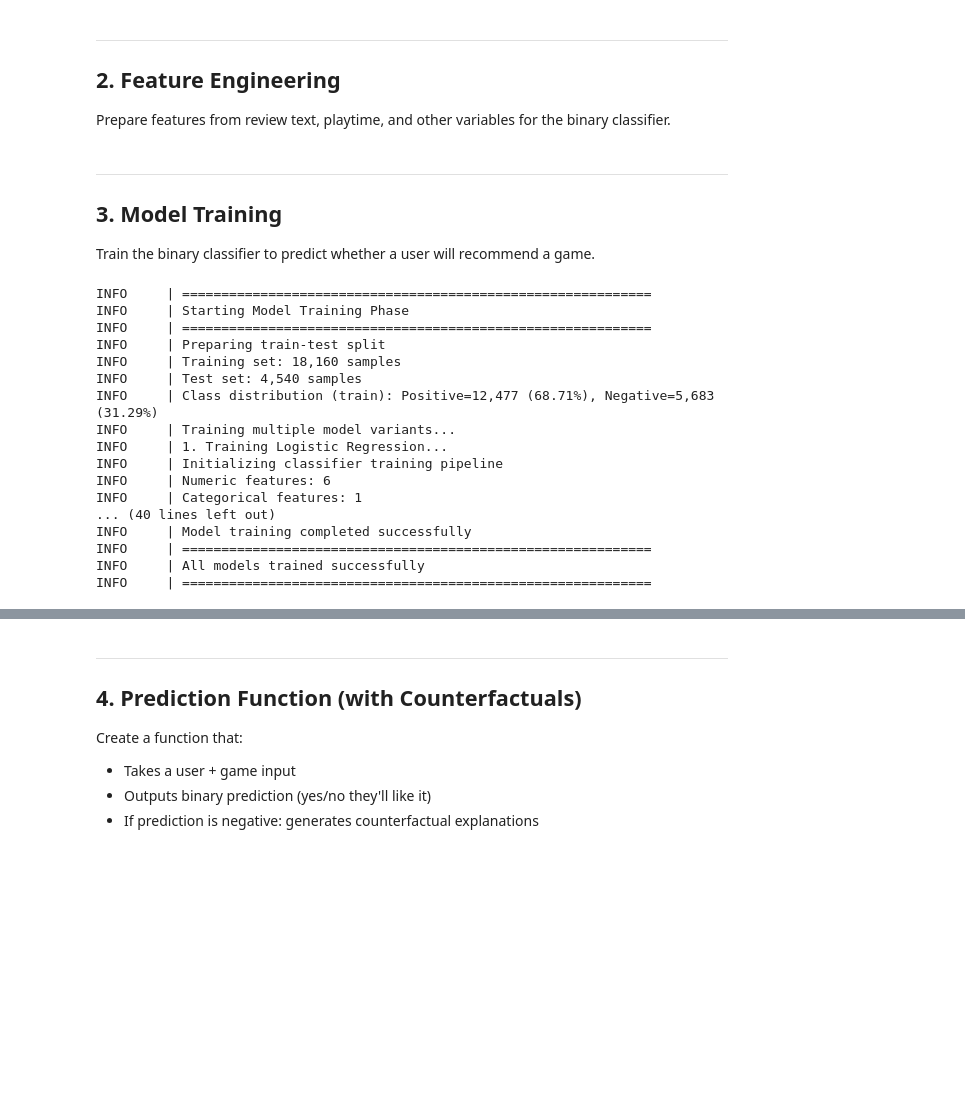
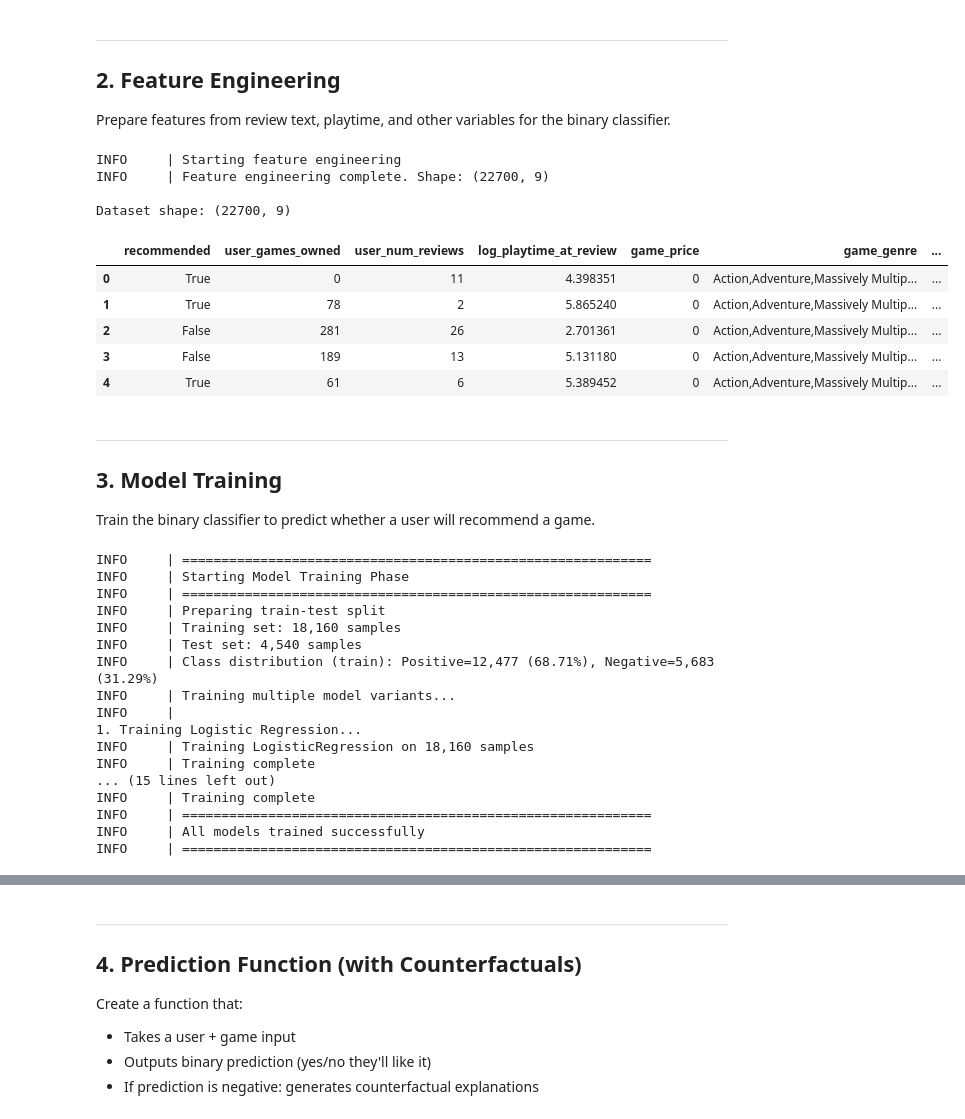
Before and after one commit to miketheofan/msc-in-data-science, a Jupyter notebook: interpretable-predictions/interpretable_predictions.ipynb, the cells around one changed output, grey strips where cells are left out. Cells and saved outputs as stored; diff of their text form; code cells hidden in the pictures; blank space fills up the shorter version.

```diff
--- a/interpretable-predictions/interpretable_predictions.ipynb
+++ b/interpretable-predictions/interpretable_predictions.ipynb
@@ -420,36 +404,47 @@ from textblob import TextBlob
 
 df['word_count'] = df['review_text'].apply(lambda x: len(str(x).split()))
 df['sentiment_polarity'] = df['review_text'].apply(
     lambda x: TextBlob(str(x)).sentiment.polarity
 )
 
 # Log transform playtime
 df['log_playtime_at_review'] = np.log1p(df['playtime_at_review_hours'])
 
-# Handle missing values
+# Handle missing values for game features
 df['game_price'] = df['game_price'].fillna(0)
 df['game_genre'] = df['game_genre'].fillna('Unknown')
 df['game_description'] = df['game_description'].fillna('')
 
-# Select features for modeling
+# Select features for modeling (review_text commented out)
 features = [
     'recommended',  # Target
     'user_games_owned',
     'user_num_reviews',
     'log_playtime_at_review',
     'game_price',
     'game_genre',
     'game_description',
-    'review_text',
+    # 'review_text',  # Text feature - not using
     'sentiment_polarity',
     'word_count'
 ]
 
 df_subset = df[features].copy()
 
 logger.info(f"Feature engineering complete. Shape: {df_subset.shape}")
 print(f"\nDataset shape: {df_subset.shape}")
 df_subset.head()
+# %% [output]
+INFO     | Starting feature engineering
+INFO     | Feature engineering complete. Shape: (22700, 9)
+
+Dataset shape: (22700, 9)
+|  | recommended | user_games_owned | user_num_reviews | log_playtime_at_review | game_price | game_genre | ... |
+| 0 | True | 0 | 11 | 4.398351 | 0 | Action,Adventure,Massively Multip... | ... |
+| 1 | True | 78 | 2 | 5.865240 | 0 | Action,Adventure,Massively Multip... | ... |
+| 2 | False | 281 | 26 | 2.701361 | 0 | Action,Adventure,Massively Multip... | ... |
+| 3 | False | 189 | 13 | 5.131180 | 0 | Action,Adventure,Massively Multip... | ... |
+| 4 | True | 61 | 6 | 5.389452 | 0 | Action,Adventure,Massively Multip... | ... |
 # %% [markdown]
 ---
 
@@ -510,18 +517,13 @@ def train_classifier(X_train, y_train, model=None):
 
     return pipeline
 # %%
-from sklearn.linear_model import LogisticRegression
-from sklearn.ensemble import RandomForestClassifier, GradientBoostingClassifier
-from sklearn.svm import SVC
-from xgboost import XGBClassifier
-
 logger.info("="*60)
 logger.info("Starting Model Training Phase")
 logger.info("="*60)
 
 # Prepare data once
 logger.info("Preparing train-test split")
-X = df_subset[features_keep[1:]]  # Exclude target
+X = df_subset.drop('recommended', axis=1)  # Exclude target
 y = df_subset['recommended']
 X_train, X_test, y_train, y_test = train_test_split(X, y, test_size=0.2, random_state=42)
 
@@ -532,23 +534,23 @@ logger.info(f"Class distribution (train): Positive={y_train.sum():,} ({y_train.m
 # Train different models (excluding GaussianNB - incompatible with sparse matrices from TF-IDF)
 logger.info("Training multiple model variants...")
 
-logger.info("1. Training Logistic Regression...")
+logger.info("\n1. Training Logistic Regression...")
 pipeline_lr = train_classifier(X_train, y_train,
                                model=LogisticRegression(random_state=42, max_iter=1000))
 
-logger.info("2. Training Random Forest...")
+logger.info("\n2. Training Random Forest...")
 pipeline_rf = train_classifier(X_train, y_train,
                                model=RandomForestClassifier(n_estimators=100, random_state=42))
 
-logger.info("3. Training XGBoost...")
+logger.info("\n3. Training XGBoost...")
 pipeline_xgb = train_classifier(X_train, y_train,
                                 model=XGBClassifier(random_state=42, eval_metric='logloss'))
 
-logger.info("4. Training SVM...")
+logger.info("\n4. Training SVM...")
 pipeline_svm = train_classifier(X_train, y_train,
                                 model=SVC(probability=True, random_state=42))
 
-logger.info("5. Training default model...")
+logger.info("\n5. Training default model...")
 pipeline_default = train_classifier(X_train, y_train)
 
 logger.info("="*60)
@@ -563,12 +565,12 @@ INFO     | Training set: 18,160 samples
 INFO     | Test set: 4,540 samples
 INFO     | Class distribution (train): Positive=12,477 (68.71%), Negative=5,683 (31.29%)
 INFO     | Training multiple model variants...
-INFO     | 1. Training Logistic Regression...
-INFO     | Initializing classifier training pipeline
-INFO     | Numeric features: 6
-INFO     | Categorical features: 1
-... (40 lines left out)
-INFO     | Model training completed successfully
+INFO     |
+1. Training Logistic Regression...
+INFO     | Training LogisticRegression on 18,160 samples
+INFO     | Training complete
+... (15 lines left out)
+INFO     | Training complete
 INFO     | ============================================================
 INFO     | All models trained successfully
 INFO     | ============================================================
```
Also changed, not shown: parts of 11 cells of this notebook, 1 other file.
